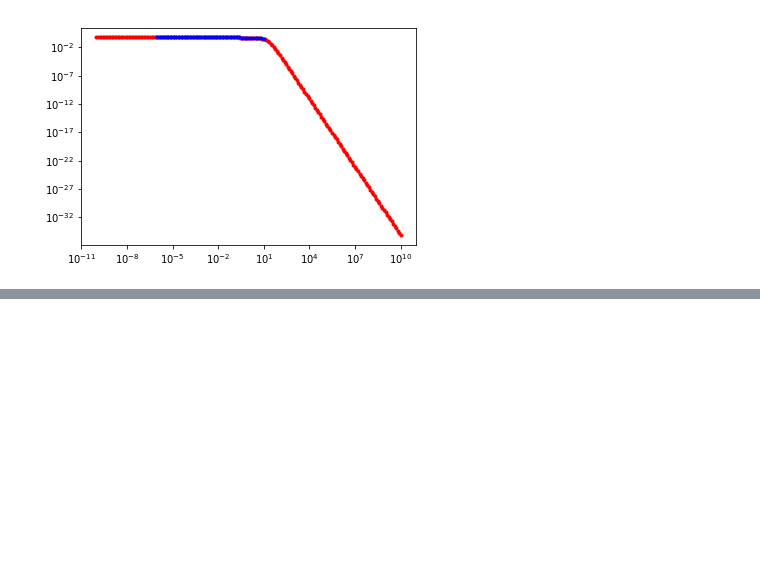
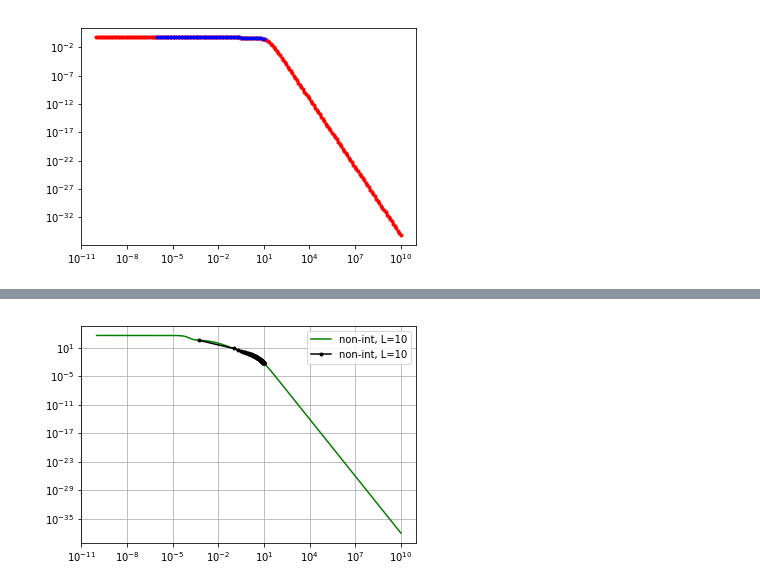
Before and after one commit to alexandreday/counterdiabatic-driving, a Jupyter notebook: zero_denom/jupyter_codes/mu_scaling_different_regime/1bymu_scaling.ipynb, the cells around one changed output, grey strips where cells are left out. Saved outputs shown, nothing was run; the diff lists cells and outputs as text; code cells hidden in the pictures; blank space fills up the shorter version.

```diff
--- a/zero_denom/jupyter_codes/mu_scaling_different_regime/1bymu_scaling.ipynb
+++ b/zero_denom/jupyter_codes/mu_scaling_different_regime/1bymu_scaling.ipynb
@@ -293,0 +348,11 @@ plt.loglog(w6,z6, 'b.-')
+# %%
+#plt.loglog(x1_l,y1_l/2**8,'k.-', label='non-int, L=6')
+#plt.loglog(x1,y1/2**8,'r-', label='non-int, L=6')
+#plt.loglog(x3,y3/2**8,'b-', label='non-int, L=8')
+#plt.loglog(x3_l,y3_l/2**8, 'k.-', label='non-int, L=8')
+plt.loglog(x5,y5/2**10,'g-', label='non-int, L=10')
+plt.loglog(x5_l,y5_l/2**10, 'k.-', label='non-int, L=10')
+plt.legend()
+plt.grid()
+# %% [output]
+[figure, added]
```
Also changed, not shown: parts of 21 cells of this notebook, 25 other files.
